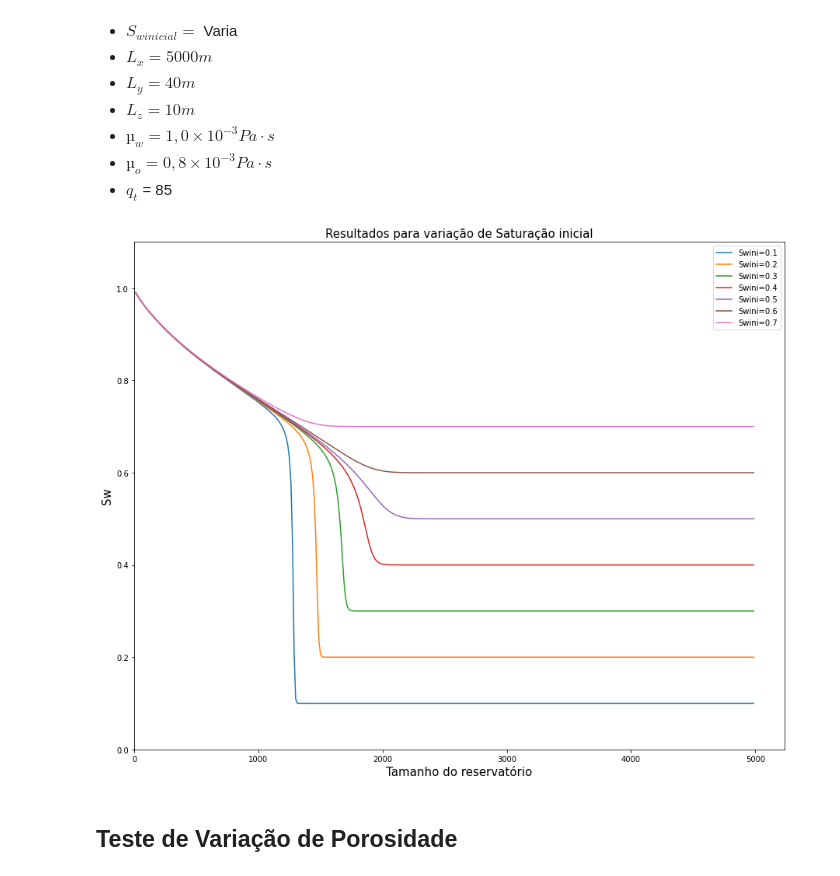
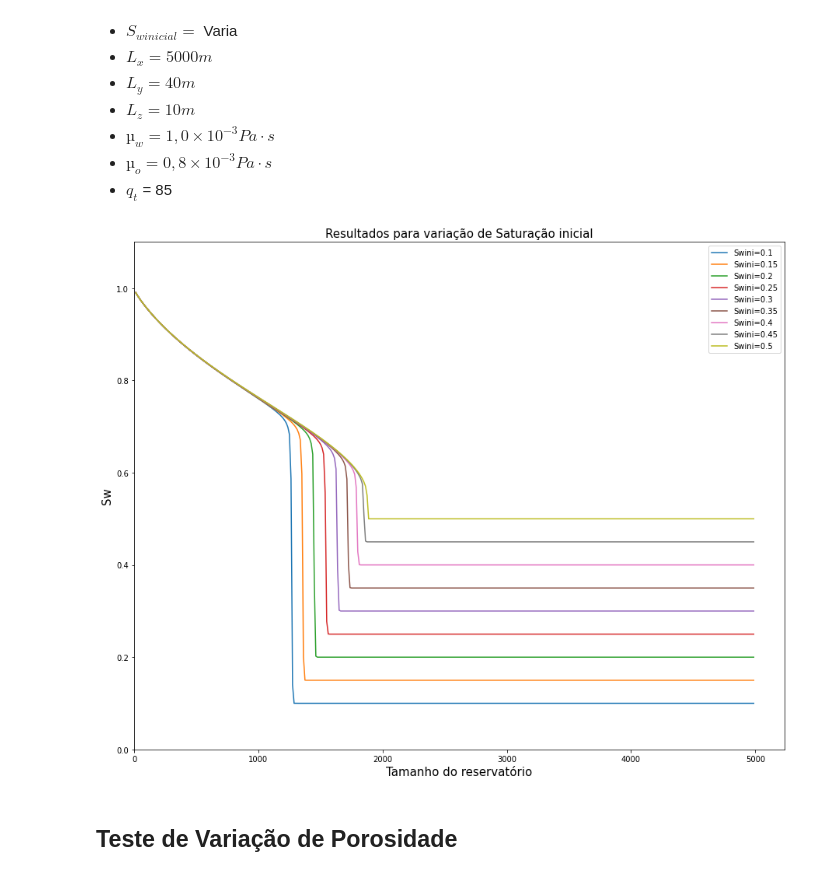
Before and after one commit to harduim300/Trab1SimuladoresReservatorios, a Jupyter notebook: Trabalho2-SimulacaoDeReservatorios.ipynb, the cells around one changed output. Drawn from its saved outputs; the diff is of its cells as text; code cells hidden in the pictures.

```diff
--- a/Trabalho2-SimulacaoDeReservatorios.ipynb
+++ b/Trabalho2-SimulacaoDeReservatorios.ipynb
@@ -120,6 +116,8 @@ tempo_total = 365*3
 n_x = 400
 
 df = calcSw(Sw_inicial, C, miw, mio, qt, phi, Lx, Ly, Lz, n_x, tempo_total)
+
+df.index = (df.index + 1)*(L_x/n_x)
 f, a = plt.subplots(1,1, figsize=(15,12))
 df.plot(ax=a)
 a.set_title(f'Saturação das fases ao longo do reservatorio', fontsize=15)
@@ -166,12 +164,12 @@ for n_x in nxs:
     df = df.rename(columns={'Sw':f'n_x={n_x}'})
     my_list.append(df)
 df = pd.concat([df.stack() for df in my_list], axis=0).unstack()
+df.index = (df.index + 1)*(L_x/nxs[-1])
 f, a = plt.subplots(1,1, figsize=(15,12))
 df.plot(ax=a)
 a.set_title(f'Resultados para o refinamento de malha', fontsize=15)
 a.set_xlabel('Tamanho do reservatorio',fontsize=15)
 a.set_ylabel('Sw',fontsize=15)
 a.axis(xmin=0)
-a.axis(ymin=0.0,ymax=1.1)
 plt.show()
 # %% [output]
@@ -211,6 +209,7 @@ for tempo_total in tempo_totals:
     df = df.rename(columns={'Sw':f'tempo_total={tempo_total}'})
     my_list.append(df)
 df = pd.concat([df.stack() for df in my_list], axis=0).unstack()
+df.index = (df.index + 1)*(L_x/n_x)
 f, a = plt.subplots(1,1, figsize=(15,12))
 df.plot(ax=a)
 a.set_title(f'Resultados para alteração no tempo total', fontsize=15)
@@ -255,6 +254,7 @@ for qt in qts:
     df = df.rename(columns={'Sw':f'qt={qt}'})
     my_list.append(df)
 df = pd.concat([df.stack() for df in my_list], axis=0).unstack()
+df.index = (df.index + 1)*(L_x/n_x)
 f, a = plt.subplots(1,1, figsize=(15,12))
 df.plot(ax=a)
 a.set_title(f'Resultados para alteração da vazão de água', fontsize=15)
@@ -283,32 +281,32 @@ plt.show()
 # %%
 k = 10.0* (10**-15)
 phi = 0.25
-Sw_inicials = [0.1,0.2,0.3,0.4,0.5,0.6,0.7]
+Sw_inicials = [0.1,0.15,0.2,0.25,0.3,0.35,0.4,0.45,0.5]
 C = 1
 Lx = 5000
 Ly = 40
 Lz = 10
 miw = 1.0*(10**-3)
 mio = 0.8*(10**-3)
 qt = 85.0
 tempo_total = 365*3
 n_x = 400
 my_list = []
 for Sw_inicial in Sw_inicials:
     df = calcSw(Sw_inicial, C, miw, mio, qt, phi, Lx, Ly, Lz, n_x, tempo_total)
     df = df.rename(columns={'Sw':f'Swini={Sw_inicial}'})
     my_list.append(df)
 df = pd.concat([df.stack() for df in my_list], axis=0).unstack()
 f, a = plt.subplots(1,1, figsize=(15,12))
 df.plot(ax=a)
 a.set_title(f'Resultados para variação de Saturação inicial', fontsize=15)
 a.set_xlabel('Tamanho do reservatório',fontsize=15)
 a.set_ylabel('Sw',fontsize=15)
 a.axis(xmin=0)
 a.axis(ymin=0.0,ymax=1.1)
 plt.show()
 # %% [output]
-[figure, old version]
+[figure, new version]
 # %% [markdown]
 ## Teste de Variação de Porosidade
 # %% [markdown]
```
Also changed, not shown: parts of 9 cells of this notebook.
